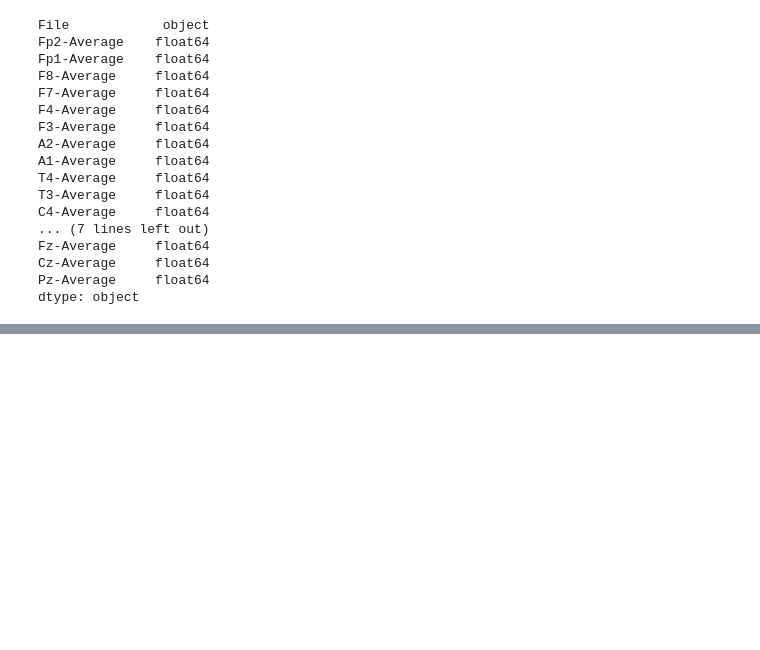
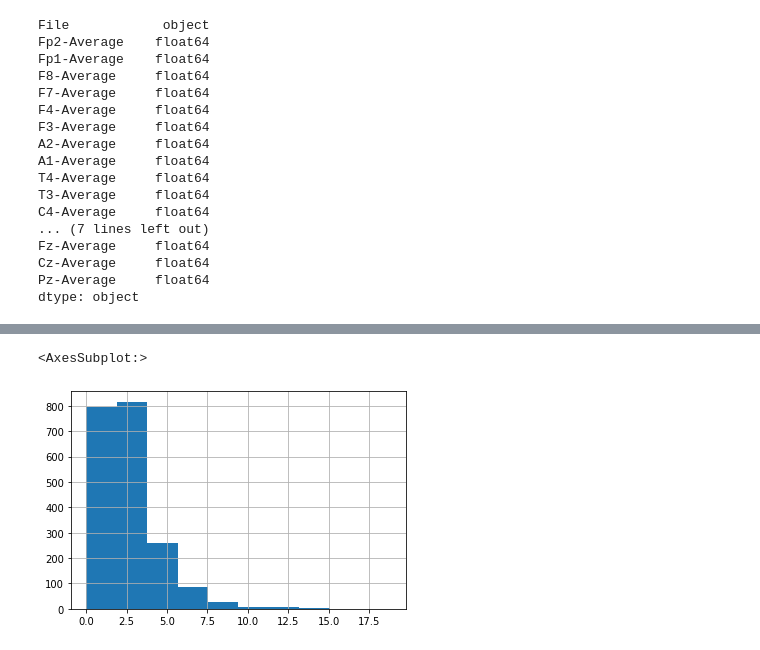
Before and after one commit to augenstern-23/eeg_smokers, a Jupyter notebook: data_exploration.ipynb, the cells around one changed output, grey strips where cells are left out. Saved outputs shown, nothing was run; the diff lists cells and outputs as text; code cells hidden in the pictures; blank space fills up the shorter version.

```diff
--- a/data_exploration.ipynb
+++ b/data_exploration.ipynb
@@ -336,0 +366,5 @@ dtype: object
+# %%
+df_beta2.mean(axis=1).hist()
+# %% [output]
+<AxesSubplot:>
+[figure, added]
```
Also changed, not shown: parts of 15 cells of this notebook.
